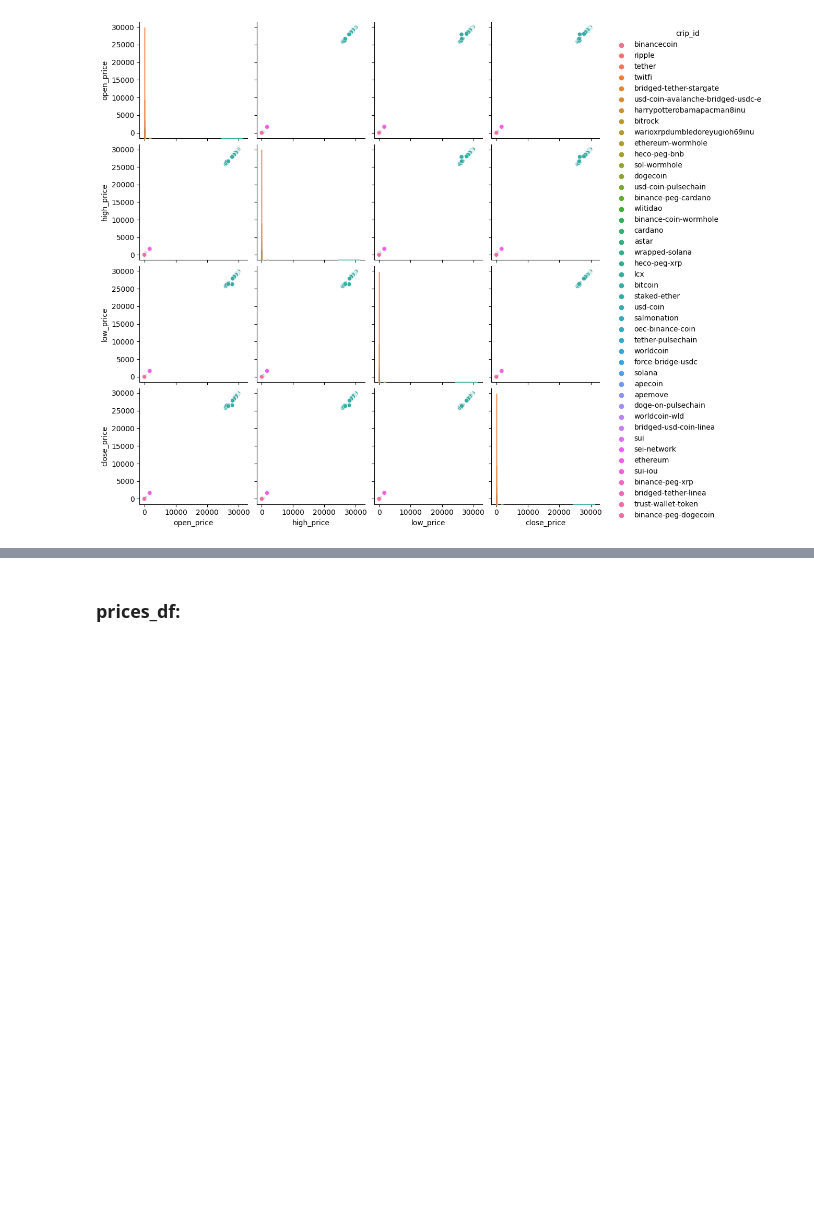
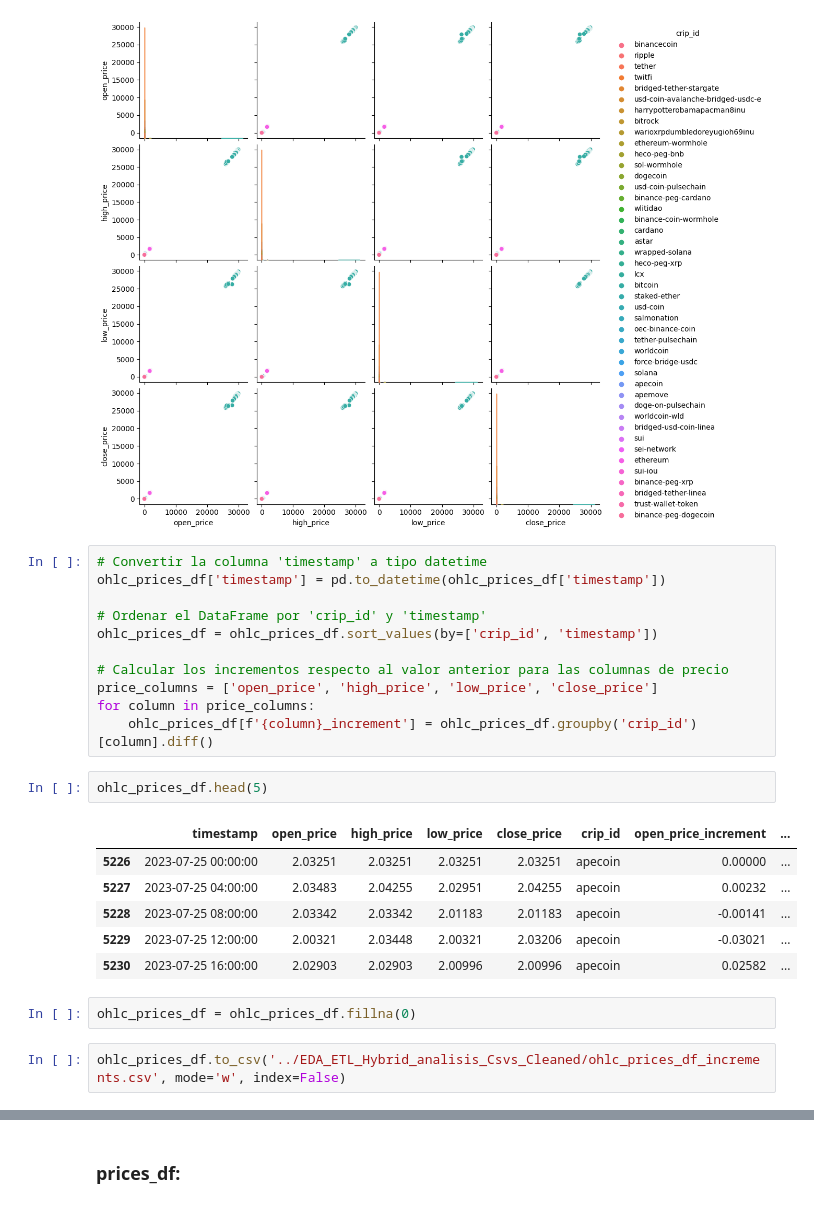
Before and after one commit to Lucaramallo/Cripto_analisis_lucaramallo, a Jupyter notebook: EDA_ETL_Hybrid_Analisis/EDA_ETL_Hybrid_Analisis.ipynb, the cells around one changed output, grey strips where cells are left out. Cells and saved outputs as stored; diff of their text form; blank space fills up the shorter version.

```diff
--- a/EDA_ETL_Hybrid_Analisis/EDA_ETL_Hybrid_Analisis.ipynb
+++ b/EDA_ETL_Hybrid_Analisis/EDA_ETL_Hybrid_Analisis.ipynb
@@ -120,3 +117,27 @@ sns.pairplot(ohlc_prices_df, hue='crip_id')
 # %% [output]
 <seaborn.axisgrid.PairGrid at 0x...>
 [figure]
+# %%
+# Convertir la columna 'timestamp' a tipo datetime
+ohlc_prices_df['timestamp'] = pd.to_datetime(ohlc_prices_df['timestamp'])
+
+# Ordenar el DataFrame por 'crip_id' y 'timestamp'
+ohlc_prices_df = ohlc_prices_df.sort_values(by=['crip_id', 'timestamp'])
+
+# Calcular los incrementos respecto al valor anterior para las columnas de precio
+price_columns = ['open_price', 'high_price', 'low_price', 'close_price']
+for column in price_columns:
+    ohlc_prices_df[f'{column}_increment'] = ohlc_prices_df.groupby('crip_id')[column].diff()
+# %%
+ohlc_prices_df.head(5)
+# %% [output]
+|  | timestamp | open_price | high_price | low_price | close_price | crip_id | open_price_increment | ... |
+| 5226 | 2023-07-25 00:00:00 | 2.03251 | 2.03251 | 2.03251 | 2.03251 | apecoin | 0.00000 | ... |
+| 5227 | 2023-07-25 04:00:00 | 2.03483 | 2.04255 | 2.02951 | 2.04255 | apecoin | 0.00232 | ... |
+| 5228 | 2023-07-25 08:00:00 | 2.03342 | 2.03342 | 2.01183 | 2.01183 | apecoin | -0.00141 | ... |
+| 5229 | 2023-07-25 12:00:00 | 2.00321 | 2.03448 | 2.00321 | 2.03206 | apecoin | -0.03021 | ... |
+| 5230 | 2023-07-25 16:00:00 | 2.02903 | 2.02903 | 2.00996 | 2.00996 | apecoin | 0.02582 | ... |
+# %%
+ohlc_prices_df = ohlc_prices_df.fillna(0)
+# %%
+ohlc_prices_df.to_csv('../EDA_ETL_Hybrid_analisis_Csvs_Cleaned/ohlc_prices_df_increments.csv', mode='w', index=False)
```
Also changed, not shown: parts of 21 cells of this notebook, 6 other files.
